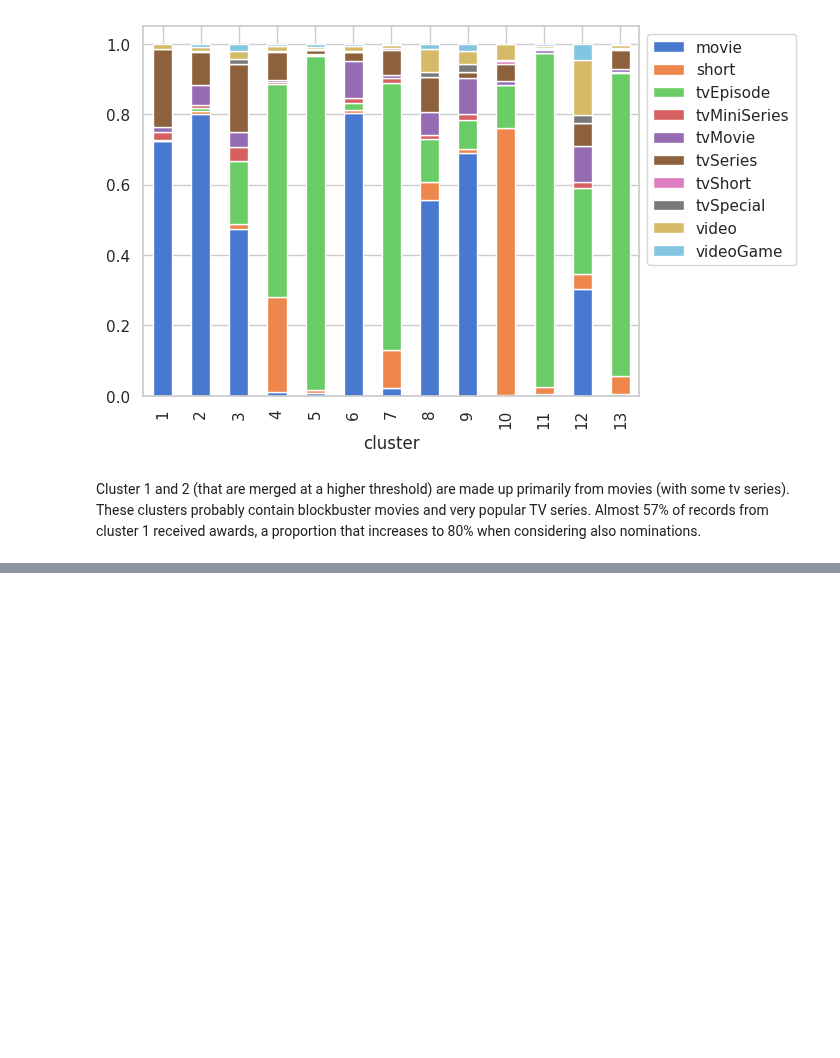
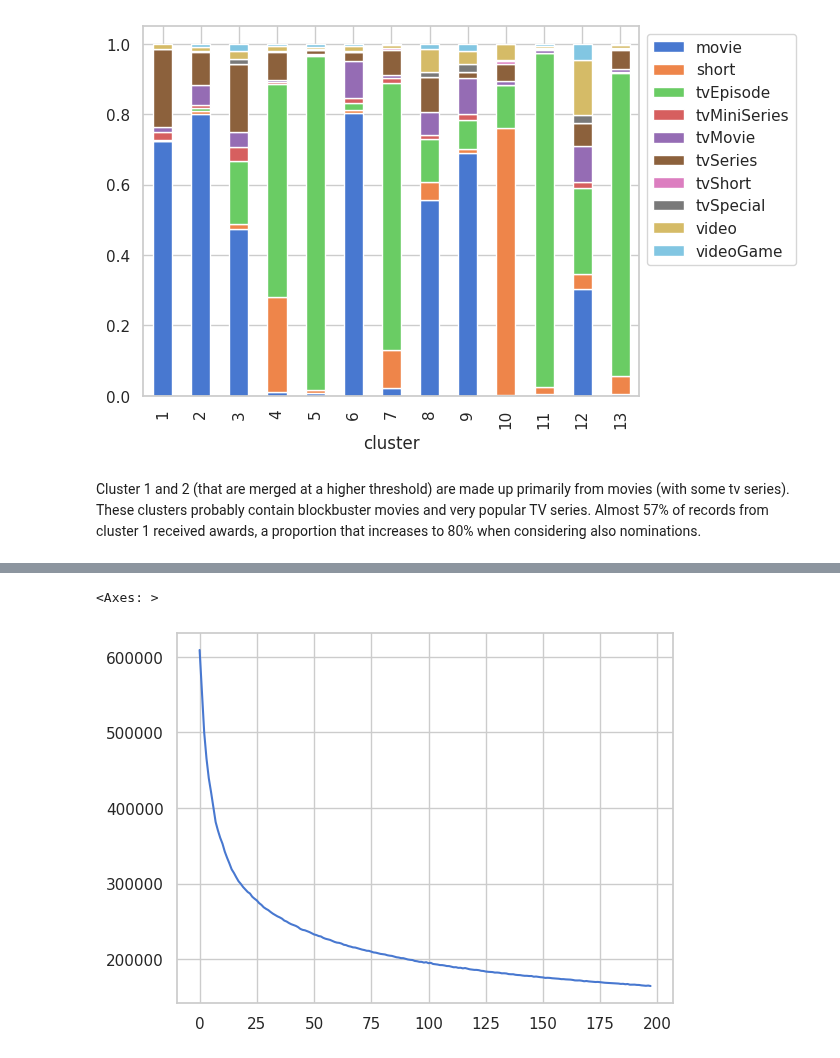
Before and after one commit to g-fabiani4-unipi/dm2_project, a Jupyter notebook: src/understanding/tabular_data_clustering.ipynb, the cells around one changed output, grey strips where cells are left out. Drawn from its saved outputs; the diff is of its cells as text; code cells hidden in the pictures; blank space fills up the shorter version.

```diff
--- a/src/understanding/tabular_data_clustering.ipynb
+++ b/src/understanding/tabular_data_clustering.ipynb
@@ -167,0 +174,9 @@ train[['cluster']].to_csv(results_dir / 'clustering.csv', index=False)
+# %%
+%%time
+sse_list = []
+silhouette_list = []
+
+for k in tqdm(range(2, 200)):
+    kmeans = KMeans(n_clusters=k)
+    labels = kmeans.fit_predict(train_X)
+    sse_list.append(kmeans.inertia_)
@@ -167,0 +186,5 @@ train[['cluster']].to_csv(results_dir / 'clustering.csv', index=False)
+# %%
+sns.lineplot(sse_list)
+# %% [output]
+<Axes: >
+[figure, added]
```
Also changed, not shown: parts of 5 cells of this notebook.
